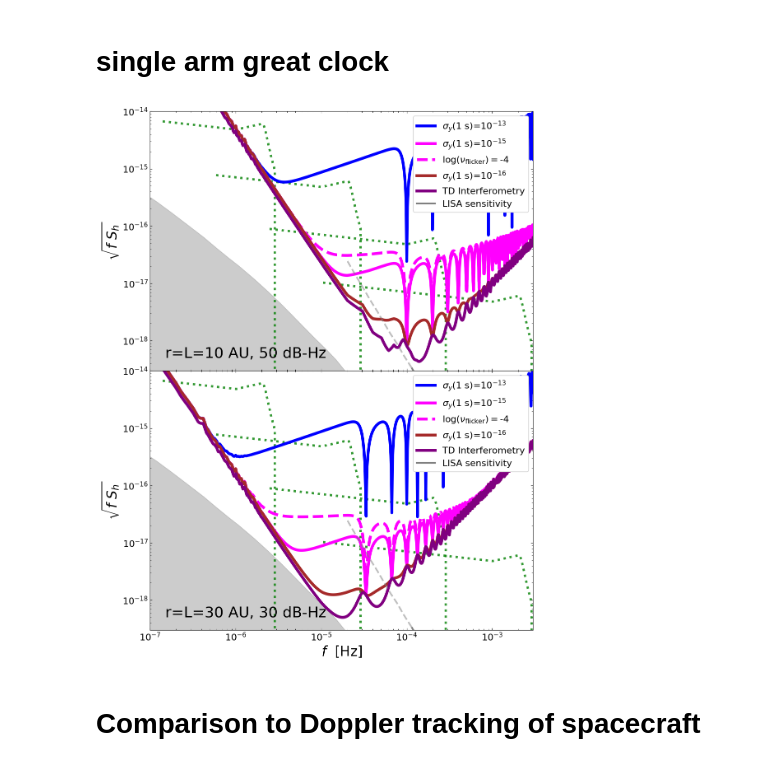
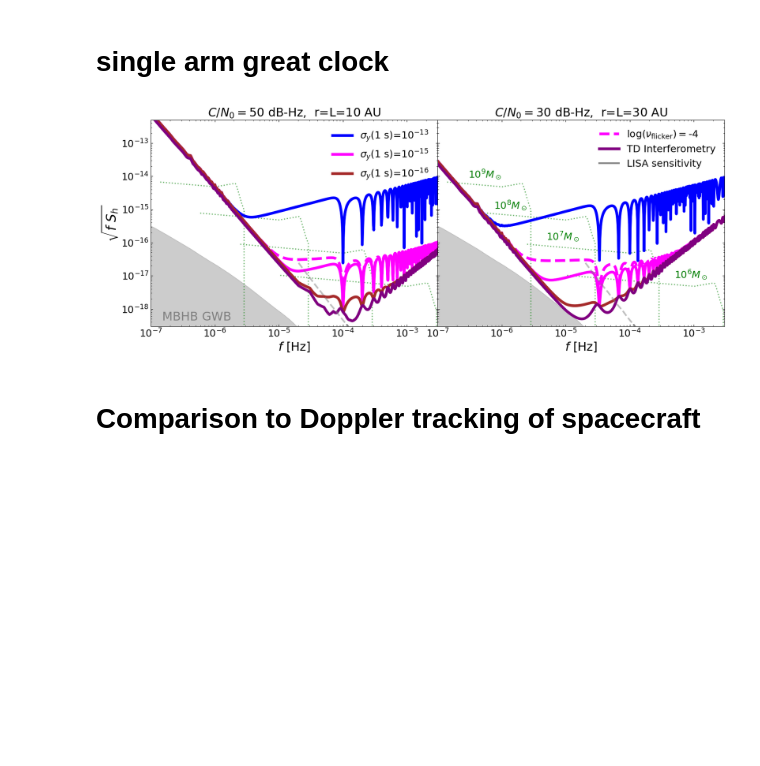
Before and after one commit to astromcquinn/GWwithDragFree, a Jupyter notebook: GWsensitivity_2baselines.ipynb, the cells around one changed output. Saved outputs shown, nothing was run; the diff lists cells and outputs as text; code cells hidden in the pictures; blank space fills up the shorter version.

```diff
--- a/GWsensitivity_2baselines.ipynb
+++ b/GWsensitivity_2baselines.ipynb
@@ -1339,8 +1410,8 @@ FOR_NIAC = False  # I altered this plot for NIAC poster/presentation
 num_baselines = len(baseline_length_arr_AU)
 
 # Create subplots with shared x-axis
-fig, axes = plt.subplots(nrows=num_baselines, ncols=1, figsize=(12, 7 * num_baselines), sharex=True)
-plt.subplots_adjust(hspace=0, top=0.95, bottom=0.05)
+fig, axes = plt.subplots(nrows=1, ncols=num_baselines, figsize=(8 * num_baselines, 3.2 * num_baselines), sharex=True, sharey=True)
+plt.subplots_adjust(wspace=0)
 plt.rc('font', size=18)
 
 fminplot = 1e-7
@@ -1359,8 +1430,6 @@ for idx in range(num_baselines):
     # Extract the acceleration arrays for this baseline
     acc_solar_irradiance_msm2Hzmp5 = acc_solar_irradiance_msm2Hzmp5_arr[idx, :]
     acceleration_drag_msm2Hzmp5 = acceleration_drag_msm2Hzmp5_arr[idx, :]
-    #acc_dust_msm2Hzmp5 = acc_dust_msm2Hzmp5_arr[idx, :]
-    #acc_bfield_msm2Hzmp5 = acc_bfield_msm2Hzmp5_arr[idx, :]
 
     # Calculate the noise sources for the current baseline
     noise_dBHz = strainNoiseShotorThermal(dBHz[idx], lambda0, baseline_length_AU, A=radio_enhancement_beamnoise)
@@ -1377,24 +1446,30 @@ for idx in range(num_baselines):
                     color='gray', alpha=0.2)
     ax.fill_between(nuMBHs, np.zeros_like(characteristic_strain_MBHs), y2=characteristic_strain_MBHs,
                     color='gray', alpha=0.4)
-    #ax.text(fminplot * 1.5, yminplot * 2, "MBHB GWB", color='gray', alpha=1, fontsize=22, ha='left', rotation=0)
-    #ax.text(2e-3, yminplot * 2, "WDB GWB", color='gray', alpha=1, fontsize=22, ha='right', rotation=0)
+
+    if idx == 0:
+        ax.text(fminplot * 1.5, yminplot * 1.5, "MBHB GWB", color='gray', alpha=1, fontsize=22, ha='left', rotation=0)
 
     # Include signals
     include_signals = True
     if include_signals:
-        for massBH in [1e6, 1e7, 1e8, 1e9]:
+        for j, massBH in enumerate([1e6, 1e7, 1e8, 1e9]):
             strainMBH = np.array([characteristicStrainMBH(nuGW, massBH, massBH) for nuGW in freq_arr])
             yearsbefore = 5
             minf = frequencyMB(massBH, massBH, yearsbefore)
-            ax.loglog(freq_arr[freq_arr > minf], strainMBH[freq_arr > minf], ':g', lw=4, alpha=0.8)
+            ax.loglog(freq_arr[freq_arr > minf], strainMBH[freq_arr > minf], ':g', lw=2, alpha=0.6)
 
-            if massBH < 3e8:
+            if massBH < 3e9:
                 reduced_f = freq_arr[freq_arr > minf]
                 reduced_strain = strainMBH[freq_arr > minf]
-                #ax.text(minf * 1.2, 1.1 * reduced_strain[0],
-                #        r'$10^{:.0f}M_\odot$'.format(np.log10(massBH)),
-                #        color='green', ha='left', va='bottom')
+
+                text_x_positions = [5e-4,  5e-6,                    minf * 1.3,              3e-7]
+                text_y_positions = [7e-18, 1.1 * reduced_strain[0], 1.1 * reduced_strain[0], 1.1 * reduced_strain[0]]
+                if idx == num_baselines - 1:
+                    ax.text(text_x_positions[j], text_y_positions[j],
+                           r'$10^{:.0f}M_\odot$'.format(np.log10(massBH)),
+                           color='green', ha='left', va='bottom', bbox=dict(boxstyle='square,pad=0.05',alpha=0.8,color='white'))
+
 
     # Define a linestyle for each geometric suppression
     linestyle_dict = {0.5: '-', 0.05: '--'}
@@ -1424,17 +1499,13 @@ for idx in range(num_baselines):
         exponent = int(np.floor(np.log10(allan_deviation)))
         label = r'$\sigma_y$(1 s)=' + r'$10^{{{}}}$'.format(exponent)
 
-        ax.loglog(freq_arr, freq_arr ** 0.5 * totaldB_clockdict[allan_deviation],
-                  lw=5, alpha=1, color=color_array[i_color], label=label)
+        if idx == 0:
+            ax.loglog(freq_arr, freq_arr ** 0.5 * totaldB_clockdict[allan_deviation],
+                      lw=5, alpha=1, color=color_array[i_color], label=label)
+        else:
+            ax.loglog(freq_arr, freq_arr ** 0.5 * totaldB_clockdict[allan_deviation],
+                      lw=5, alpha=1, color=color_array[i_color])
 
-        if allan_deviation < 1e-16 and not FOR_NIAC:
-            clock_noise_power_laser = clocknoise_power(allan_deviation, freq_arr, baseline_length_AU)
-            totaldB_laser = np.sqrt(
-                (noise_dBHz_laser ** 2 + irradiance ** 2 + drag ** 2 + clock_noise_power_laser) / Romega_values_singlearm)
-            ax.loglog(freq_arr, freq_arr ** 0.5 * totaldB_laser, lw=5, alpha=0.5, color=color_array[i_color],
-                      linestyle='--', label='')
-            ax.text(2e-3, 1.8e-18, r'Lasers, $\sigma_y =${}'.format(allan_deviation),
-                    color=color_array[i_color], ha='right', va='top', rotation=12)
 
         if allan_deviation == 1e-15 and not FOR_NIAC:
             for nu_flicker in [1e-4]:
@@ -1442,59 +1513,74 @@ for idx in range(num_baselines):
                     allan_deviation, freq_arr, baseline_length_AU, nu_flicker=nu_flicker)
                 totaldB_withflicker = np.sqrt(
                     (noise_dBHz ** 2 + irradiance ** 2 + drag ** 2 + clock_noise_power_flicker) / Romega_values_singlearm)
+                label = "" if idx == 0 else r'$\log(\nu_{{\rm flicker}})=$' + '{:.0f}'.format(np.log10(nu_flicker))
                 ax.loglog(freq_arr, freq_arr ** 0.5 * totaldB_withflicker, ls='--', lw=5, alpha=1,
                           color=color_array[i_color],
-                          label=r'$\log(\nu_{{\rm flicker}})=$' + '{:.0f}'.format(np.log10(nu_flicker)))
+                          label=label)
+
 
         i_color += 1
 
     if True:
         totaldB = np.sqrt((noise_dBHz ** 2 + irradiance ** 2 + drag ** 2) / Romega_values)
-        ax.loglog(freq_arr, freq_arr ** 0.5 * totaldB, lw=5, alpha=1, color=color_array[i_color],
-                  label=r'TD Interferometry')
+        if idx == num_baselines-1:
+            ax.loglog(freq_arr, freq_arr ** 0.5 * totaldB, lw=5, alpha=1, color=color_array[i_color],
+                      label=r'TD Interferometry')
+        else:
+            ax.loglog(freq_arr, freq_arr ** 0.5 * totaldB, lw=5, alpha=1, color=color_array[i_color])
 
     # Plot LISA sensitivity
     lisa = np.genfromtxt('OSS_data_files/LISA_sensitivity_log.dat')
     lisa[:, 0] = 10 ** lisa[:, 0]
     lisa[:, 1] = 10 ** lisa[:, 1]
     ax.loglog(lisa[:, 0], lisa[:, 0] ** 0.5 * lisa[:, 1], '--', lw=3, color='gray', alpha=0.5)
-    ax.loglog(lisa[lisa[:, 0] > 1e-4, 0], lisa[lisa[:, 0] > 1e-4, 0] ** 0.5 * lisa[lisa[:, 0] > 1e-4, 1],
-              '-', lw=3, color='gray', alpha=1, label='LISA sensitivity')
+    if idx == num_baselines-1:
+        ax.loglog(lisa[lisa[:, 0] > 1e-4, 0], lisa[lisa[:, 0] > 1e-4, 0] ** 0.5 * lisa[lisa[:, 0] > 1e-4, 1],
+                  '-', lw=3, color='gray', alpha=1, label='LISA sensitivity')
+    else:
+        ax.loglog(lisa[lisa[:, 0] > 1e-4, 0], lisa[lisa[:, 0] > 1e-4, 0] ** 0.5 * lisa[lisa[:, 0] > 1e-4, 1],
+          '-', lw=3, color='gray', alpha=1)
+
 
     # Set labels and legend
-    if idx == num_baselines - 1:
-        if FOR_NIAC:
-            ax.set_xlabel(r'Gravitational Wave frequency [Hz]', fontsize=20)
-        else:
-            ax.set_xlabel(r'$f$  [Hz]', fontsize=24)
+    if idx == 0:
+        ax.set_ylabel(r'$\sqrt{f~S_{h}}$', fontsize=24)
+    ax.legend(fontsize=18, loc='upper right', frameon=False, framealpha=0)
 
-    ax.set_ylabel(r'$\sqrt{f~S_{h}}$', fontsize=24)
-    ax.legend(fontsize=16, loc='upper right', framealpha=1)
-    ax.tick_params(axis='both', which='major', labelsize=16)
+    ax.tick_params(axis='both', which='major', labelsize=18)
 
     # Set x and y limits
     ax.set_xlim([fminplot, .003])
-    ax.set_ylim([yminplot, 1e-14])
+    ax.set_ylim([yminplot, 5e-13])
 
     # Add text with baseline length
-    ax.text(fminplot * 1.5, yminplot * 1.5, r'r=L={} AU, {} dB-Hz'.format(baseline_length_AU, dBHz[idx]),
-            fontsize=26, ha='left', va='bottom')
 
-    ax.tick_params(axis='both', which='major', labelsize=16)
+    ax.set_title(r'$C/N_0=${} dB-Hz,  r=L={} AU'.format(dBHz[idx], baseline_length_AU))
+
+    ax.tick_params(axis='both', which='major', labelsize=18)
     ax.tick_params(axis='x', top=True, direction='in')
     ax.tick_params(axis='y', right=True, direction='in')
     ax.tick_params(axis='both', which='minor', direction='in')
     ax.tick_params(axis='x', which='minor', top=True)
     ax.tick_params(axis='y', which='minor', right=True)
 
+    ax.set_xlabel(r'$f$ [Hz]', fontsize=22)
+
+#fig.supxlabel(r'$f$ [Hz]', fontsize=22)
+
+plt.subplots_adjust(left=0.08, right=0.99, top=0.93, bottom=0.11)
+
+
 # Adjust layout
 
 # Optionally, save the figure
 plt.savefig("figures/strainsensitivity_clock_A{}m{}.pdf".format(area_spacecraft_irradiance_msq, mass_spacecraft_kg), format='pdf')
 
+# plt.savefig("/Users/cdmcgrat/Desktop/matt_updated_figs/fig4.pdf", bbox_inches='tight', format='pdf')
+
 plt.show()
 # %% [output]
-[figure, old version]
+[figure, new version]
 # %% [markdown]
 # Comparison to Doppler tracking of spacecraft
 # %%
```
Also changed, not shown: parts of 9 cells of this notebook.
